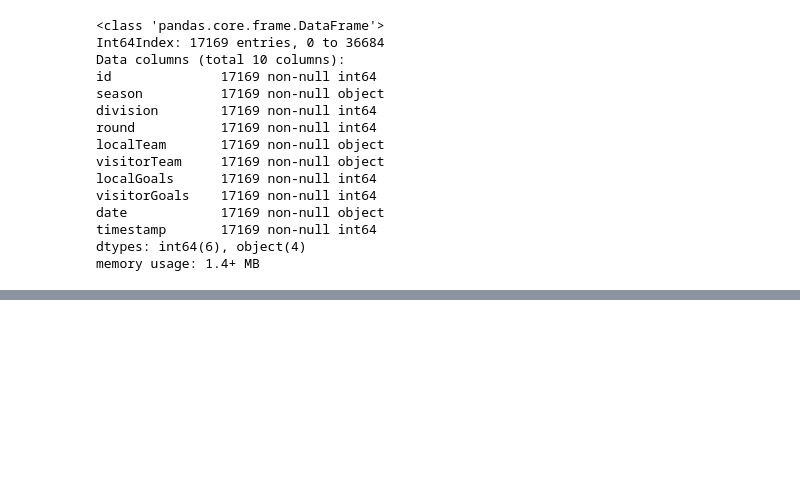
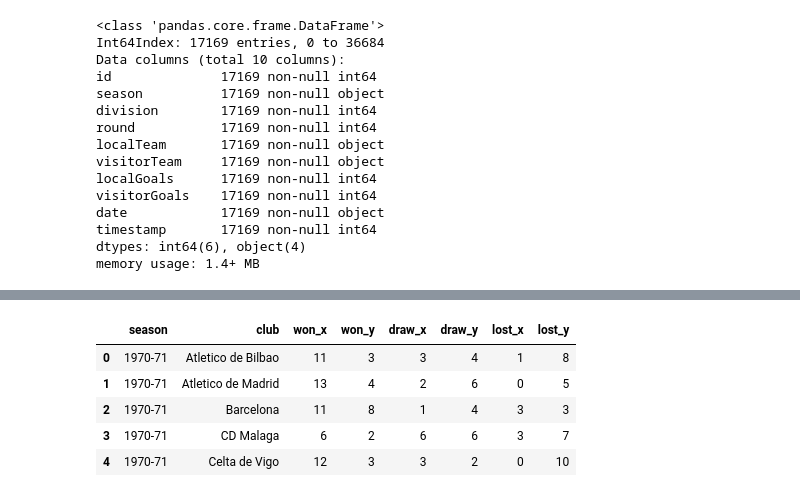
Before and after one commit to uttsap/La-Liga-Analysis, a Jupyter notebook: La Liga.ipynb, the cells around one changed output, grey strips where cells are left out. Cells and saved outputs as stored; diff of their text form; code cells hidden in the pictures; blank space fills up the shorter version.

```diff
--- a/La Liga.ipynb
+++ b/La Liga.ipynb
@@ -41,0 +60,10 @@ laliga['draw']=laliga.apply(lambda row: 1 if row['localGoals']==row['visitorGoal
+# %%
+point_table=a.merge(b,on=['season','club']).merge(c,on=['season','club']).merge(d,on=['season','club']).merge(e,on=['season','club']).merge(f,on=['season','club'])
+point_table.head()
+# %% [output]
+|  | season | club | won_x | won_y | draw_x | draw_y | lost_x | lost_y |
+| 0 | 1970-71 | Atletico de Bilbao | 11 | 3 | 3 | 4 | 1 | 8 |
+| 1 | 1970-71 | Atletico de Madrid | 13 | 4 | 2 | 6 | 0 | 5 |
+| 2 | 1970-71 | Barcelona | 11 | 8 | 1 | 4 | 3 | 3 |
+| 3 | 1970-71 | CD Malaga | 6 | 2 | 6 | 6 | 3 | 7 |
+| 4 | 1970-71 | Celta de Vigo | 12 | 3 | 3 | 2 | 0 | 10 |
```
Also changed, not shown: parts of 11 cells of this notebook.
